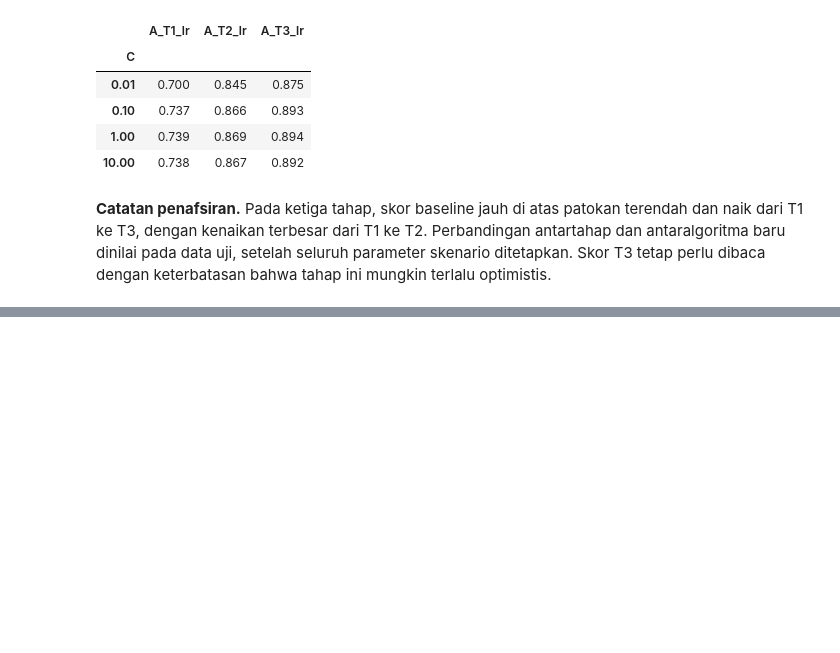
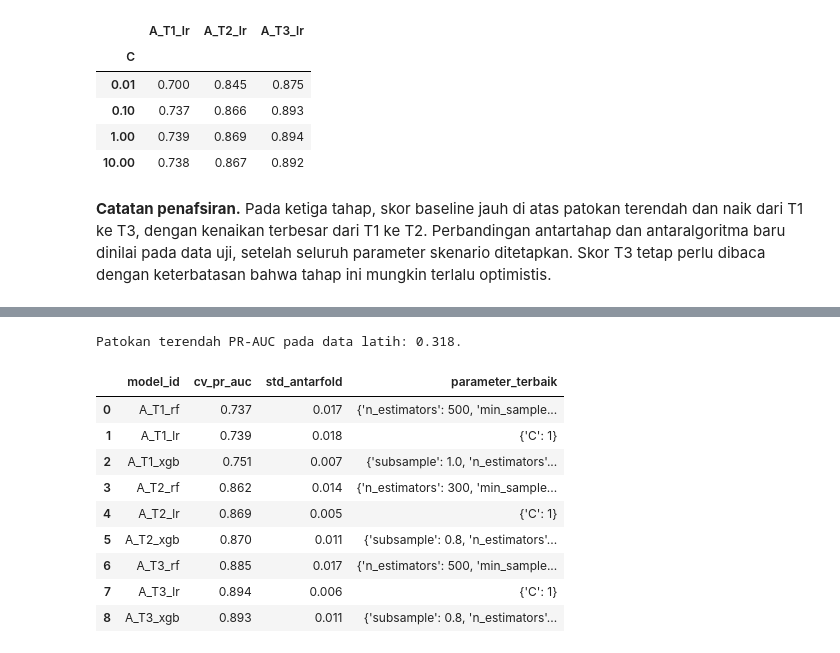
Before and after one commit to MapleKaedee/prediksi-dini-dropout, a Jupyter notebook: notebooks/dropout_experiments.ipynb, the cells around one changed output, grey strips where cells are left out. Cells and saved outputs as stored; diff of their text form; code cells hidden in the pictures; blank space fills up the shorter version.

```diff
--- a/notebooks/dropout_experiments.ipynb
+++ b/notebooks/dropout_experiments.ipynb
@@ -718,0 +770,45 @@ pd.DataFrame(
+# %%
+SCENARIO_A = [f"A_{stage}_{algorithm}" for stage in WITH_FINANCIAL for algorithm in ["rf", "lr", "xgb"]]
+assert sorted(searches) == sorted(SCENARIO_A), sorted(searches)
+assert searches["A_T1_xgb"].best_estimator_["clf"].scale_pos_weight == 2296 / 1071, "scale_pos_weight harus negatif/positif"
+
+for stage, attributes in WITH_FINANCIAL.items():
+    for algorithm in ["rf", "xgb"]:
+        model_id = f"A_{stage}_{algorithm}"
+        search = searches[model_id]
+        model = search.best_estimator_
+        tried = {json.dumps(params, sort_keys=True) for params in search.cv_results_["params"]}
+        assert list(model.feature_names_in_) == attributes, f"{model_id}: atribut masukan tidak sesuai tahap"
+        assert len(tried) == 20, f"{model_id}: harus mencoba 20 kombinasi berbeda"
+        assert search.n_splits_ == 5, search.n_splits_
+        assert "numeric" not in model["enc"].named_transformers_, f"{model_id}: model pohon tidak boleh menskalakan"
+
+
+def best_params(search):
+    return {name.removeprefix("clf__"): value for name, value in search.best_params_.items()}
+
+
+print(f"Patokan terendah PR-AUC pada data latih: {train['dropout'].mean():.3f}.")
+pd.DataFrame(
+    [
+        {
+            "model_id": model_id,
+            "cv_pr_auc": round(float(searches[model_id].best_score_), 6),
+            "std_antarfold": round(float(searches[model_id].cv_results_["std_test_score"][searches[model_id].best_index_]), 6),
+            "parameter_terbaik": best_params(searches[model_id]),
+        }
+        for model_id in SCENARIO_A
+    ]
+)
+# %% [output]
+Patokan terendah PR-AUC pada data latih: 0.318.
+|  | model_id | cv_pr_auc | std_antarfold | parameter_terbaik |
+| 0 | A_T1_rf | 0.737 | 0.017 | {'n_estimators': 500, 'min_sample... |
+| 1 | A_T1_lr | 0.739 | 0.018 | {'C': 1} |
+| 2 | A_T1_xgb | 0.751 | 0.007 | {'subsample': 1.0, 'n_estimators'... |
+| 3 | A_T2_rf | 0.862 | 0.014 | {'n_estimators': 300, 'min_sample... |
+| 4 | A_T2_lr | 0.869 | 0.005 | {'C': 1} |
+| 5 | A_T2_xgb | 0.870 | 0.011 | {'subsample': 0.8, 'n_estimators'... |
+| 6 | A_T3_rf | 0.885 | 0.017 | {'n_estimators': 500, 'min_sample... |
+| 7 | A_T3_lr | 0.894 | 0.006 | {'C': 1} |
+| 8 | A_T3_xgb | 0.893 | 0.011 | {'subsample': 0.8, 'n_estimators'... |
```
Also changed, not shown: parts of 11 cells of this notebook, 1 other file.
